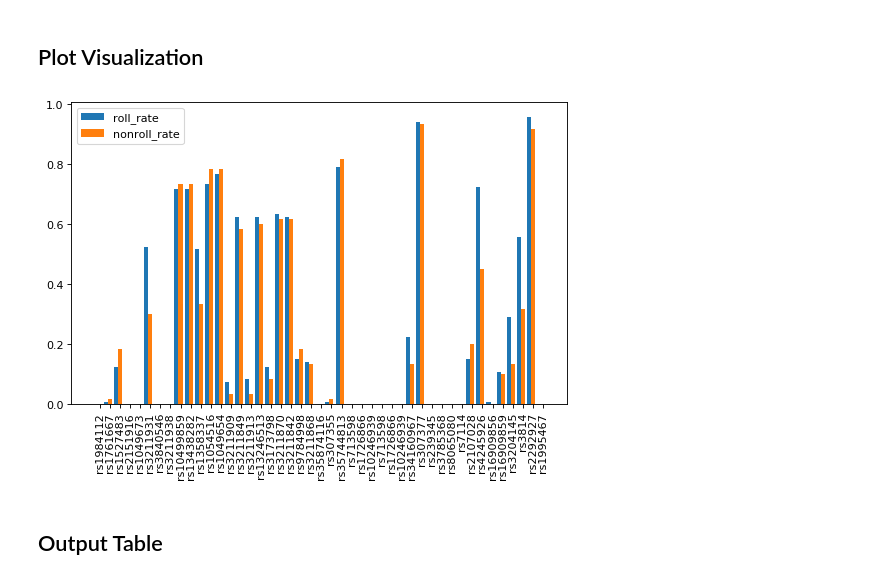
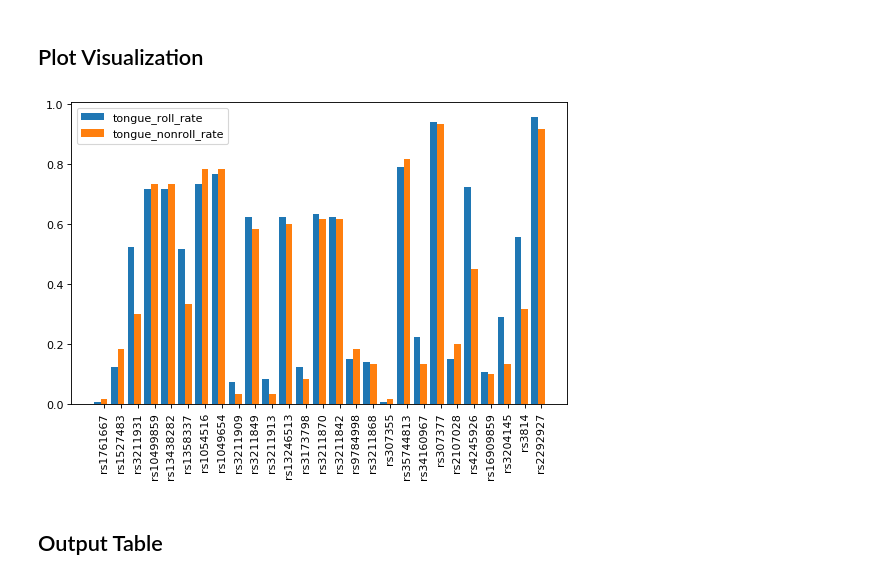
Before and after one commit to JialinKang/similar_pic_seach, a Jupyter notebook: project_code.ipynb, the cells around one changed output. Drawn from its saved outputs; the diff is of its cells as text; code cells hidden in the pictures.

```diff
--- a/project_code.ipynb
+++ b/project_code.ipynb
@@ -12,20 +12,21 @@ nonroll_train = pd.read_csv(nonroll_train_path, skiprows=24, header= None)
 # %%
 non_roll_snp = list(nonroll_train[14])
 # %%
-snp_list = ['rs1984112', 'rs1761667', 'rs1527483', 'rs2151916', 'rs1049673', 'rs3211931',
-           'rs3840546', 'rs3211938', 'rs10499859', 'rs13438282','rs1358337', 'rs1054516',
+snp_list = ['rs1761667', 'rs1527483', 'rs3211931',
+            'rs10499859', 'rs13438282','rs1358337', 'rs1054516',
            'rs1049654', 'rs3211909', 'rs3211849', 'rs3211913', 'rs13246513', 'rs3173798',
-           'rs3211870', 'rs3211842', 'rs9784998', 'rs3211868', 'rs35874116', 'rs307355',
-           'rs35744813', 'rs713598', 'rs1726866', 'rs10246939', 'rs713598', 'rs1726866',
-           'rs10246939', 'rs34160967', 'rs307377', 'rs239345', 'rs3785368', 'rs8065080',
-           'rs7114', 'rs2107028', 'rs4245926', 'rs16909856', 'rs16909859',
-            'rs3204145', 'rs3814', 'rs2292927', 'rs1995467']
-table = {'rs1984112':[0]*180, 'rs1761667':[0]*180, 'rs1527483':[0]*180, 'rs2151916':[0]*180, 'rs1049673':[0]*180, 'rs3211931':[0]*180,
-         'rs3840546':[0]*180, 'rs3211938':[0]*180, 'rs10499859':[0]*180, 'rs13438282':[0]*180,'rs1358337':[0]*180, 'rs1054516':[0]*180,
+           'rs3211870', 'rs3211842', 'rs9784998', 'rs3211868', 'rs307355',
+           'rs35744813',
+           'rs34160967', 'rs307377',
+           'rs2107028', 'rs4245926', 'rs16909859',
+            'rs3204145', 'rs3814', 'rs2292927',]
+table = {'rs1761667':[0]*180, 'rs1527483':[0]*180, 'rs3211931':[0]*180,
+         'rs10499859':[0]*180, 'rs13438282':[0]*180,'rs1358337':[0]*180, 'rs1054516':[0]*180,
          'rs1049654':[0]*180, 'rs3211909':[0]*180, 'rs3211849':[0]*180, 'rs3211913':[0]*180, 'rs13246513':[0]*180, 'rs3173798':[0]*180,
-         'rs3211870':[0]*180, 'rs3211842':[0]*180, 'rs9784998':[0]*180, 'rs3211868':[0]*180, 'rs35874116':[0]*180, 'rs307355':[0]*180,
-         'rs35744813':[0]*180, 'rs713598':[0]*180, 'rs1726866':[0]*180, 'rs10246939':[0]*180, 'rs713598':[0]*180, 'rs1726866':[0]*180,
-         'rs10246939':[0]*180, 'rs34160967':[0]*180, 'rs307377':[0]*180, 'rs239345':[0]*180, 'rs3785368':[0]*180, 'rs8065080':[0]*180,
-         'rs7114':[0]*180, 'rs2107028':[0]*180, 'rs4245926':[0]*180, 'rs16909856':[0]*180, 'rs16909859':[0]*180,
-         'rs3204145':[0]*180, 'rs3814':[0]*180, 'rs2292927':[0]*180, 'rs1995467':[0]*180,
+         'rs3211870':[0]*180, 'rs3211842':[0]*180, 'rs9784998':[0]*180, 'rs3211868':[0]*180, 'rs307355':[0]*180,
+         'rs35744813':[0]*180,
+         'rs34160967':[0]*180, 'rs307377':[0]*180,
+         'rs2107028':[0]*180, 'rs4245926':[0]*180, 'rs16909859':[0]*180,
+         'rs3204145':[0]*180, 'rs3814':[0]*180, 'rs2292927':[0]*180,
          'phenotype':['roll']*180}
+table_2 = {'SNP ID': snp_list, 'Position': [0]*len(snp_list), 'Chrmosome':['chr']*len(snp_list), 'SNP':['No']*len(snp_list)}
@@ -239,16 +268,16 @@ df.to_csv('./data.csv')
 # %%
 fig,ax = plt.subplots(figsize=(8,5),dpi=80)
 width_1 = 0.4
 
-ax.bar(np.arange(len(stat_roll_rate)),stat_roll_rate,width=width_1,tick_label=snp_list,label = "roll_rate")
+ax.bar(np.arange(len(stat_roll_rate)),stat_roll_rate,width=width_1,tick_label=snp_list,label = "tongue_roll_rate")
 
-ax.bar(np.arange(len(stat_nonroll_rate))+width_1,stat_nonroll_rate,width=width_1,tick_label=snp_list,label="nonroll_rate")
+ax.bar(np.arange(len(stat_nonroll_rate))+width_1,stat_nonroll_rate,width=width_1,tick_label=snp_list,label="tongue_nonroll_rate")
 
 plt.xticks(rotation=90)
 ax.legend()
 plt.savefig("visul.png", bbox_inches = 'tight', dpi = 300)
 plt.show()
 # %% [output]
-[figure, old version]
+[figure, new version]
 # %% [markdown]
 ## Output Table
```
Also changed, not shown: parts of 8 cells of this notebook.
